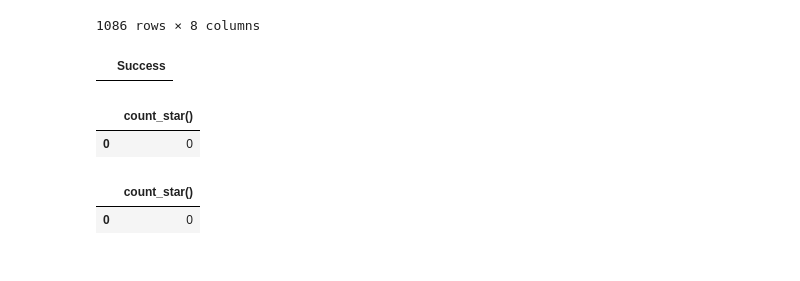
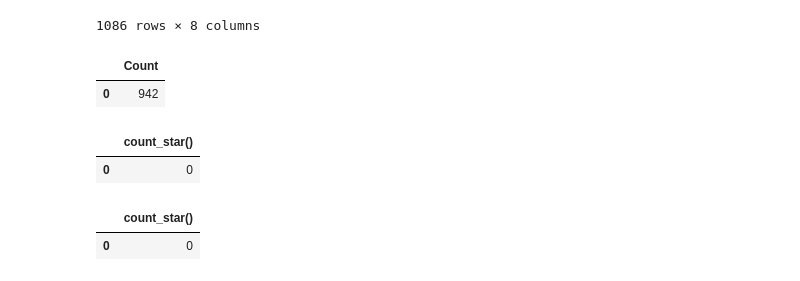
Before and after one commit to Rohan-Deshamudre/big-data-course-2022-projects, a Jupyter notebook: imdb/IMDB-Revisited.ipynb, the cells around one changed output. Saved outputs shown, nothing was run; the diff lists cells and outputs as text; code cells hidden in the pictures.

```diff
--- a/imdb/IMDB-Revisited.ipynb
+++ b/imdb/IMDB-Revisited.ipynb
@@ -511,3 +527,10 @@ def drop_title(input_name):
 execute(drop_title('merged_training_set'))
 # %% [output]
 |  | Success |
+# %%
+def drop_original_title(input_name):
+    query = '''
+        ALTER TABLE ''' + input_name + '''
+        DROP COLUMN original_title
+    '''
+    return query
@@ -976,20 +1120,34 @@ con.execute('''SELECT * FROM test_set''').fetchdf()
 # %%
 ## Replace missing startYear values and drop endYear
 execute(replace_missing_startYear('test_set'))
 execute(drop_endYear('test_set'))
 
 ## Replace missing runtimeMins values
 execute(convert_runtimeMins('test_set'))
 execute(calculate_missing_runtimeMins('test_set'))
 
 ## Replace missing numVotes values
 execute(convert_numVotes('test_set'))
 execute(calculate_missing_numVotes('test_set'))
 
 ## Dropping the originalTitle column
 execute(drop_originalTitle('test_set'))
+execute(drop_column_zero('test_set'))
+execute(add_external_columns('test_set', 'movielens_data'))
+execute(drop_title('merged_test_set'))
+execute(drop_original_title('merged_test_set'))
+execute(drop_id('merged_test_set'))
+execute(drop_release_year('merged_test_set'))
+
+execute(convert_budget('merged_test_set'))
+execute(calculate_missing_budget('merged_test_set'))
+execute(convert_vote_average('merged_test_set'))
+execute(calculate_missing_vote_average('merged_test_set'))
+execute(convert_revenue('merged_test_set'))
+execute(calculate_missing_revenue_average('merged_test_set'))
 # %% [output]
-|  | Success |
+|  | Count |
+| 0 | 942 |
 # %%
 con.execute('''
     SELECT COUNT(*) FROM test_set WHERE primaryTitle IS NULL
```
Also changed, not shown: parts of 40 cells of this notebook.
